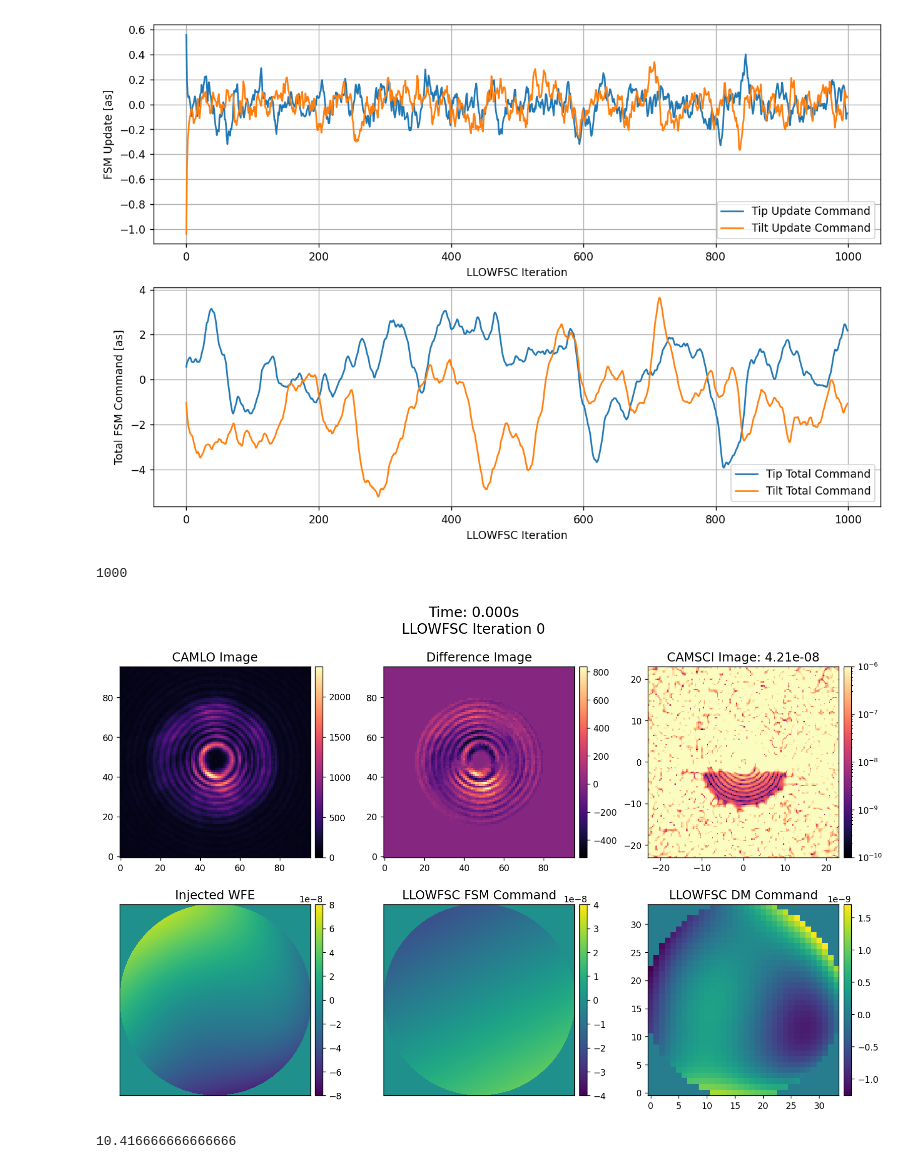
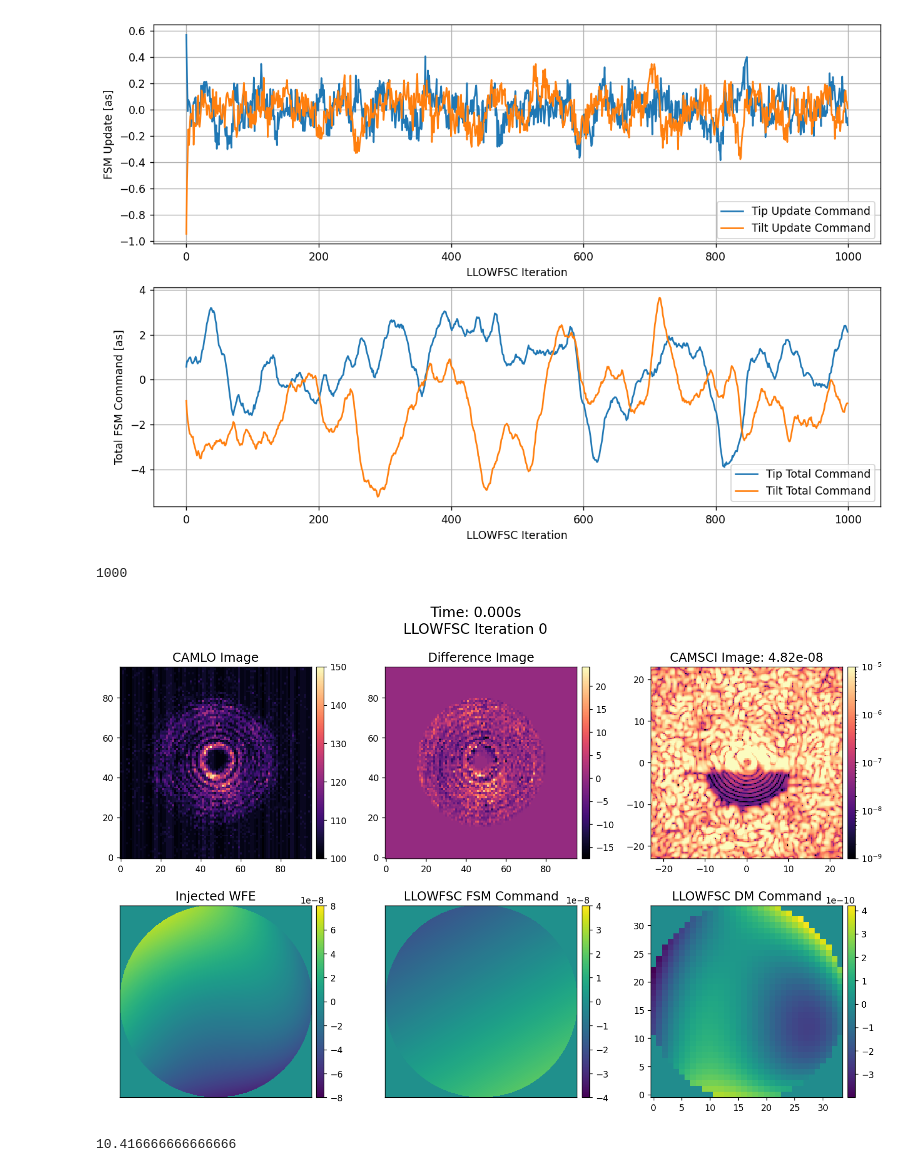
Before and after one commit to kian1377/scoob-llowfsc, a Jupyter notebook: sim-notebooks/scoob_llowfsc_with_fsm_anim.ipynb, the cells around one changed output. Drawn from its saved outputs; the diff is of its cells as text; code cells hidden in the pictures.

```diff
--- a/sim-notebooks/scoob_llowfsc_with_fsm_anim.ipynb
+++ b/sim-notebooks/scoob_llowfsc_with_fsm_anim.ipynb
@@ -23,6 +23,7 @@ import scoob_llowfsc.scoob_model as scoobm
 # %%
 # llowfsc_data = utils.load_pickle('sim-data/llowfsc_with_fsm_hsvd_offset.pkl')
 # llowfsc_data = utils.load_pickle('sim-data/llowfsc_with_fsm_hsvd_offset_with_noise.pkl')
-llowfsc_data = utils.load_pickle('sim-data/llowfsc_with_fsm_hsvd_offset_100Hz_with_noise.pkl')
+# llowfsc_data = utils.load_pickle('sim-data/llowfsc_with_fsm_hsvd_offset_100Hz_with_noise.pkl')
+llowfsc_data = utils.load_pickle('sim-data/llowfsc_with_fsm_hsvd_offset_100Hz_mag5_with_noise.pkl')
 # %%
 dark_hole_mask = llowfsc_data['dark_hole_mask']
@@ -68,7 +75,7 @@ ax.set_ylabel('Total FSM Command [as]')
 ax.legend(loc='lower right')
 ax.grid()
 # %% [output]
-[figure, old version]
+[figure, new version]
 # %%
 def create_anim(
         data,
@@ -175,7 +182,7 @@ def create_anim(
         im5.set_data(fsm_command)
         im6.set_data(lo_command)
 
-        im1.set_clim([0, np.max(camlo_im)])
+        im1.set_clim([np.min(camlo_im), np.max(camlo_im)])
         im2.set_clim([np.min(diff_im), np.max(diff_im)])
         im6.set_clim([np.min(lo_command), np.max(lo_command)])
         # im3.set_clim([np.min(del_command), np.max(del_command)])
@@ -183,33 +190,33 @@ def create_anim(
     anim = matplotlib.animation.FuncAnimation(fig, animate, frames=numframes, interval=interval/1000) # wants interval in ms
     return anim
 # %%
-norm3 = LogNorm(vmin=1e-10, vmax=1e-6, clip=True)
+norm3 = LogNorm(vmin=1e-9, vmax=1e-5, clip=True)
 norm4 = Normalize(vmin=-80e-9, vmax=80e-9, clip=True)
 norm5 = Normalize(vmin=-40e-9, vmax=40e-9, clip=True)
 
 camsci_pxscl = 0.307
 ncamsci = llowfsc_data['camsci_ims'].shape[1]
 camsci_lim = camsci_pxscl * ncamsci/2
 camsci_extent = [-camsci_lim, camsci_lim, -camsci_lim, camsci_lim]
 
 interval = 0.01
 
 anim = create_anim(
     llowfsc_data,
     # numframes=100,
     # cmap4='viridis', cmap5='viridis', cmap6='viridis',
     norm3=norm3,
     norm4=norm4,
     norm5=norm5,
     # norm6=norm6,
     extent3=camsci_extent,
     # interval=100,
     interval=interval, # in ms
     wspace=0.3,
 )
 # %% [output]
 1000
-[figure, old version]
+[figure, new version]
 # %%
 1/0.0016 /60
 # %% [output]
```
Also changed, not shown: parts of 3 cells of this notebook, 3 other files.
